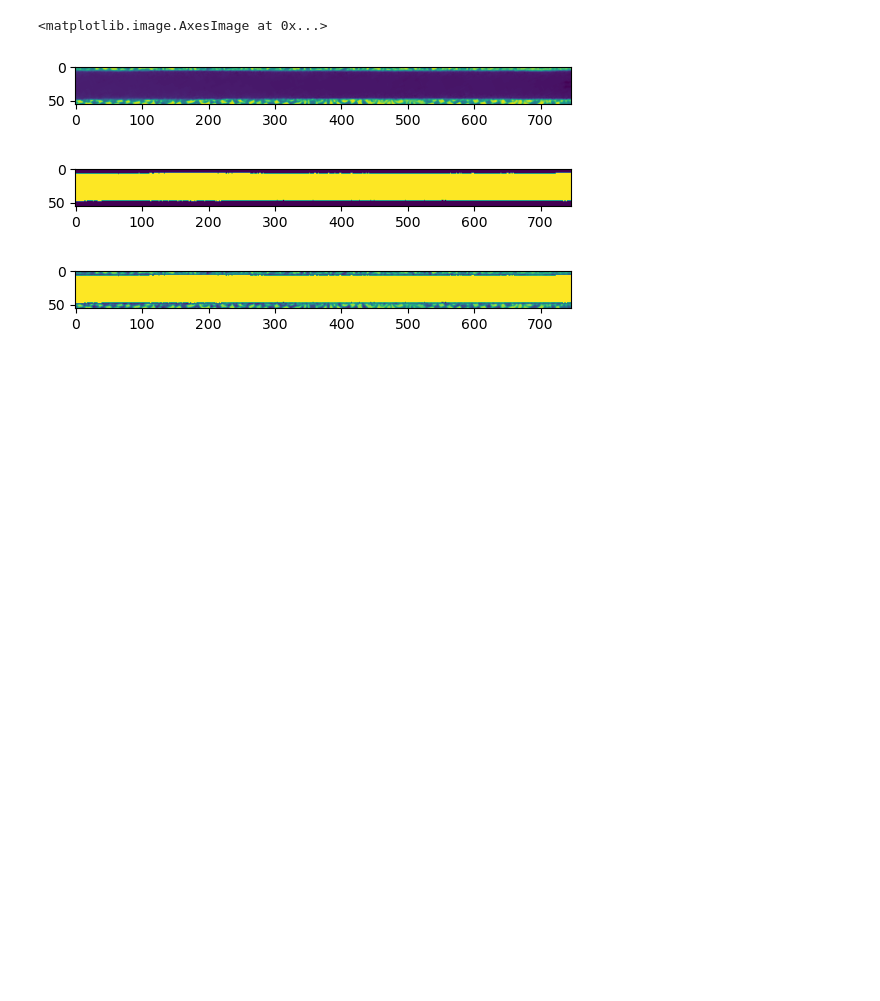
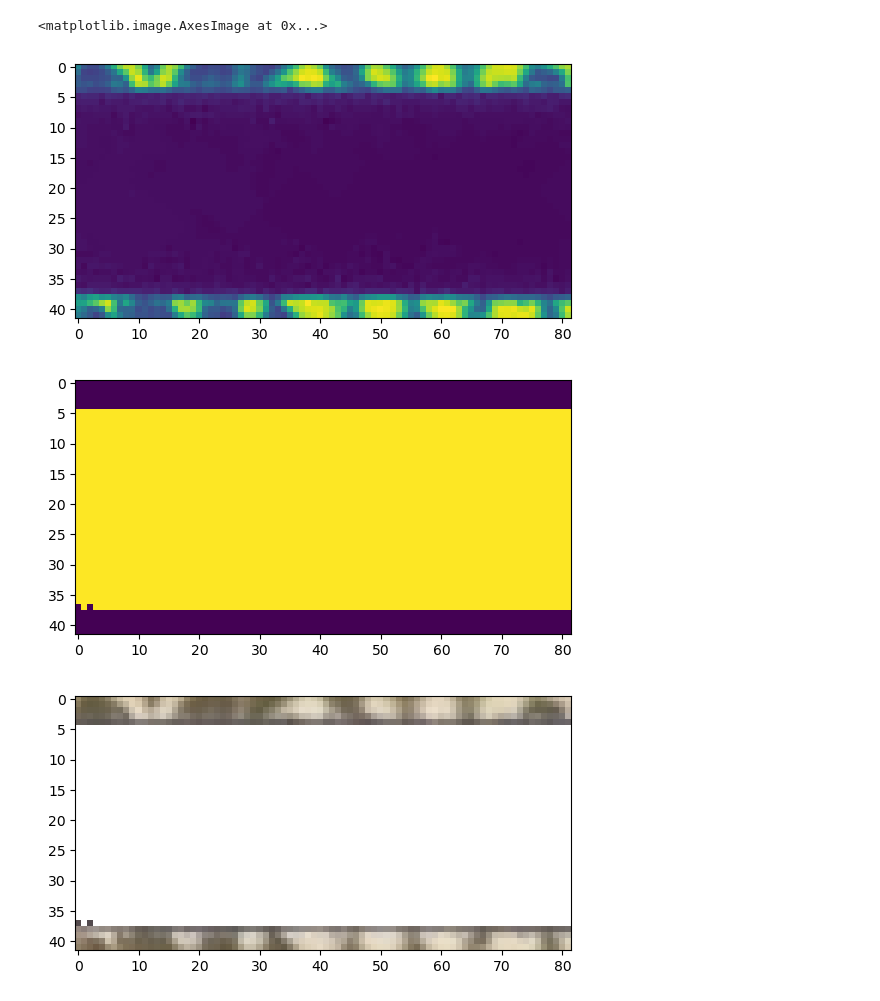
Before and after one commit to gardianc/Nado-ondulatorio, a Jupyter notebook: calibracion_wave_driver.ipynb, the cells around one changed output. Drawn from its saved outputs; the diff is of its cells as text; code cells hidden in the pictures; blank space fills up the shorter version.

Commit message:
calibracion wave-driver

```diff
--- a/calibracion_wave_driver.ipynb
+++ b/calibracion_wave_driver.ipynb
@@ -8,32 +8,32 @@ import skimage.io
 from skimage.filters import threshold_minimum, gaussian
 from scipy.signal import find_peaks
 # %%
-im = cv2.imread('fotos\\calibracion2.tif')
+im = cv2.imread('fotos\\calibracion_remito_dadovuelta.tif')
 
 im_gs = cv2.cvtColor(im, cv2.COLOR_BGR2GRAY)
 plt.figure()
 plt.imshow(im_gs)
 
-_, im_th = cv2.threshold(im_gs, 60, 255, cv2.THRESH_BINARY)
+_, im_th = cv2.threshold(im_gs, 75, 255, cv2.THRESH_BINARY)
 
 im_th = cv2.bitwise_not(im_th)
 
 y, x  = np.where(im_th == 255)
 
-im_show = im_gs.copy()
+im_show = im.copy()
 
 im_show[y, x] = 255
 plt.figure()
 plt.imshow(im_th)
 np.shape(im_th)
 
 plt.figure()
 plt.imshow(im_show)
 # %% [output]
 <matplotlib.image.AxesImage at 0x...>
-[figure, old version]
+[figure, new version]
-[figure, old version]
+[figure, new version]
-[figure, old version]
+[figure, new version]
 # %%
 col = im_th[:,0]
 bar = np.where(col==255)[0]
```
Also changed, not shown: parts of 3 cells of this notebook.
